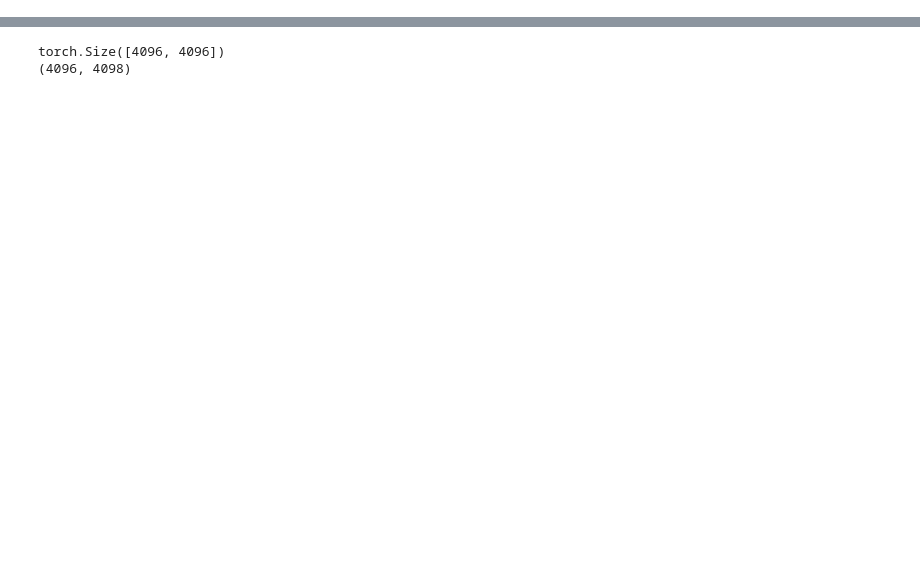
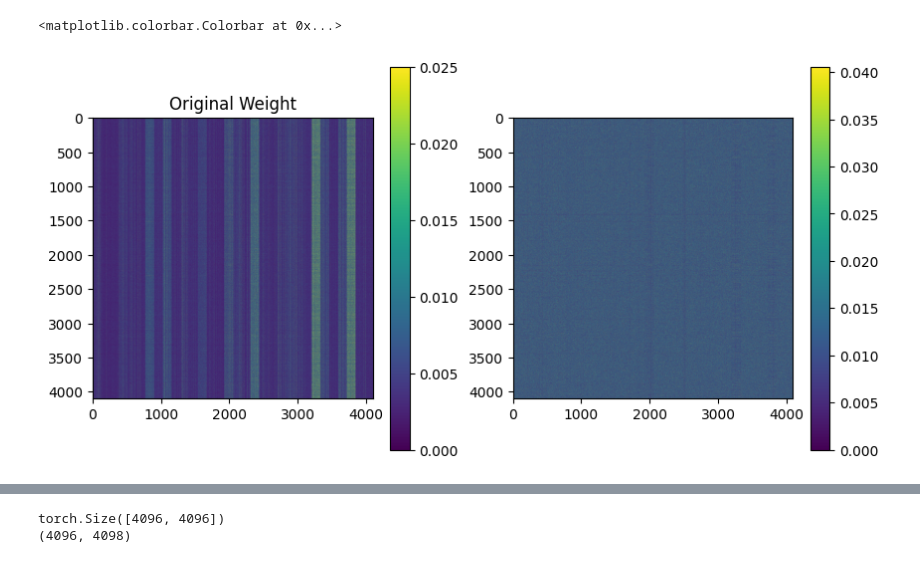
Before and after one commit to xuzukang/NoWag, a Jupyter notebook: plots/weight_plot.ipynb, the cells around one changed output, grey strips where cells are left out. Saved outputs shown, nothing was run; the diff lists cells and outputs as text; code cells hidden in the pictures; blank space fills up the shorter version.

```diff
--- a/plots/weight_plot.ipynb
+++ b/plots/weight_plot.ipynb
@@ -35,6 +33,22 @@ with torch.no_grad():
 
 
     d_out, d_in = weight.shape
+# %%
+#plot the two weight matricies side by side
+
+fig, ax = plt.subplots(1,2, figsize=(10,5))
+
+clip_percentile = 0.99
+
+im = ax[0].imshow(np.clip(np.abs(weight), 0, np.percentile(np.abs(weight), clip_percentile*100)))
+ax[0].set_title("Original Weight")
+fig.colorbar(im, ax=ax[0])
+
+im = ax[1].imshow(np.clip(np.abs(weight_normalized), 0, np.percentile(np.abs(weight_normalized), clip_percentile*100)))
+fig.colorbar(im, ax=ax[1])
+# %% [output]
+<matplotlib.colorbar.Colorbar at 0x...>
+[figure, added]
 # %%
 #measure the mu incovariance
 mu_w = torch.max(torch.abs(weight))*np.sqrt(np.prod(weight.shape))/torch.norm(weight)
```
Also changed, not shown: parts of 5 cells of this notebook, 39 other files.
